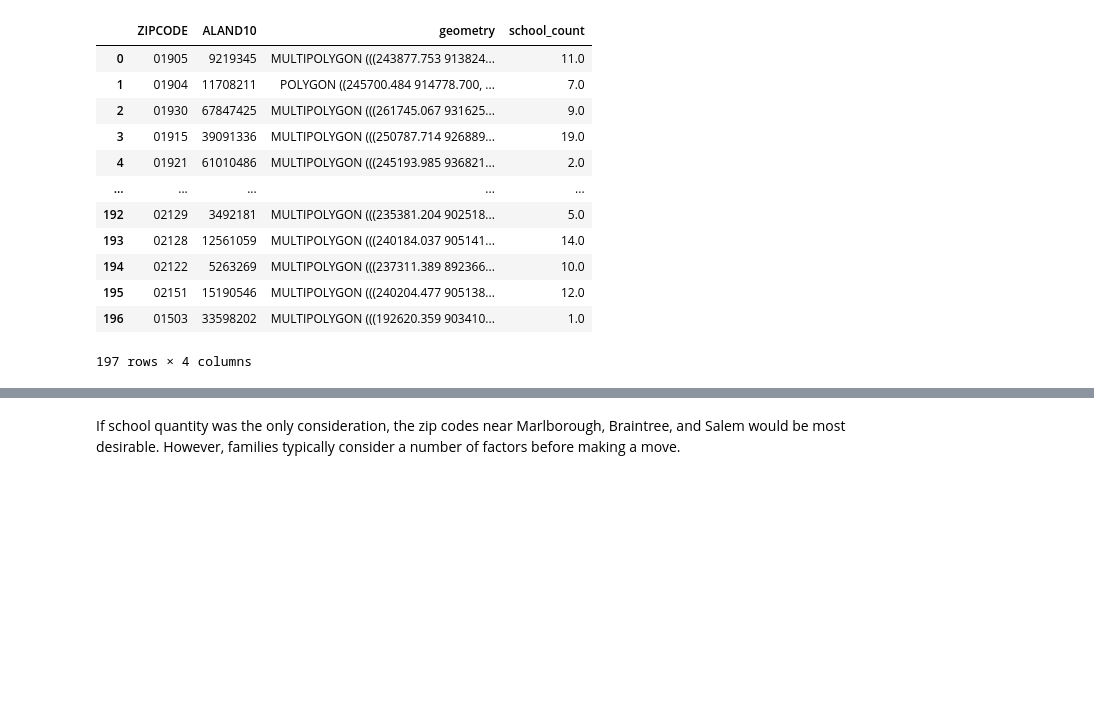
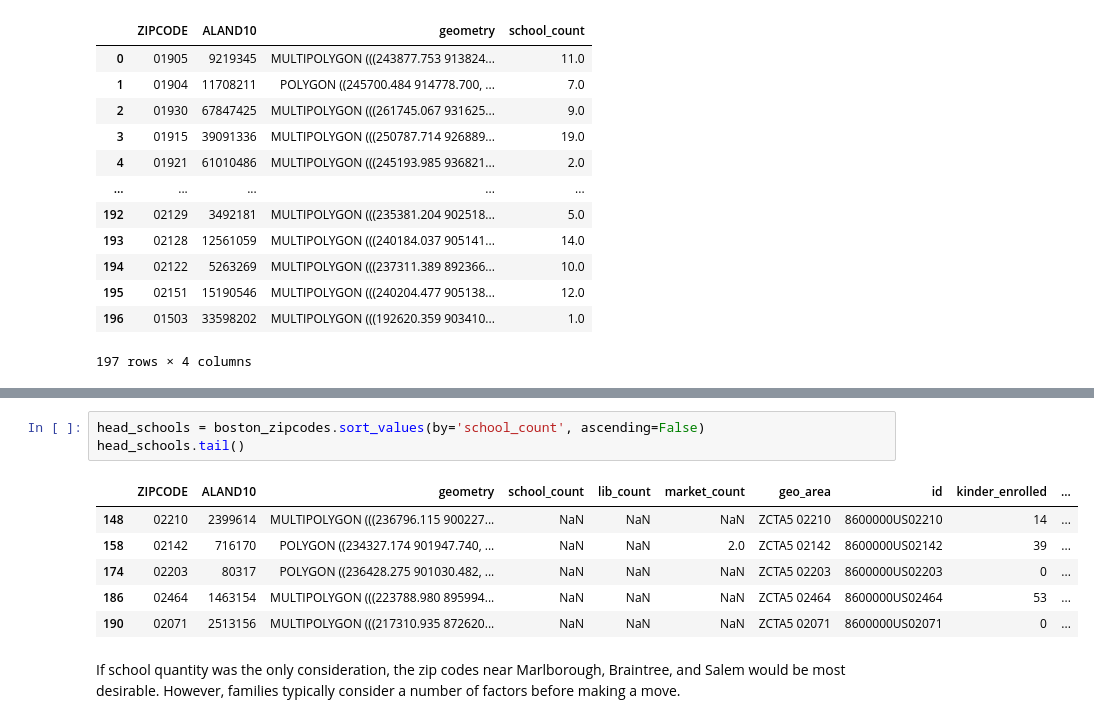
Before and after one commit to oreade01/UEP239_Final_Project, a Jupyter notebook: suitability.ipynb, the cells around one changed output, grey strips where cells are left out. Drawn from its saved outputs; the diff is of its cells as text; blank space fills up the shorter version.

```diff
--- a/suitability.ipynb
+++ b/suitability.ipynb
@@ -174,3 +188,13 @@ ax.set_axis_off()
+# %%
+head_schools = boston_zipcodes.sort_values(by='school_count', ascending=False)
+head_schools.tail()
+# %% [output]
+|  | ZIPCODE | ALAND10 | geometry | school_count | lib_count | market_count | geo_area | id | kinder_enrolled | ... |
+| 148 | 02210 | 2399614 | MULTIPOLYGON (((236796.115 900227... | NaN | NaN | NaN | ZCTA5 02210 | 8600000US02210 | 14 | ... |
+| 158 | 02142 | 716170 | POLYGON ((234327.174 901947.740, ... | NaN | NaN | 2.0 | ZCTA5 02142 | 8600000US02142 | 39 | ... |
+| 174 | 02203 | 80317 | POLYGON ((236428.275 901030.482, ... | NaN | NaN | NaN | ZCTA5 02203 | 8600000US02203 | 0 | ... |
+| 186 | 02464 | 1463154 | MULTIPOLYGON (((223788.980 895994... | NaN | NaN | NaN | ZCTA5 02464 | 8600000US02464 | 53 | ... |
+| 190 | 02071 | 2513156 | MULTIPOLYGON (((217310.935 872620... | NaN | NaN | NaN | ZCTA5 02071 | 8600000US02071 | 0 | ... |
 # %% [markdown]
 If school quantity was the only consideration, the zip codes near Marlborough, Braintree, and Salem would be most desirable. However, families typically consider a number of factors before making a move.
 # %% [markdown]
```
Also changed, not shown: parts of 12 cells of this notebook.
